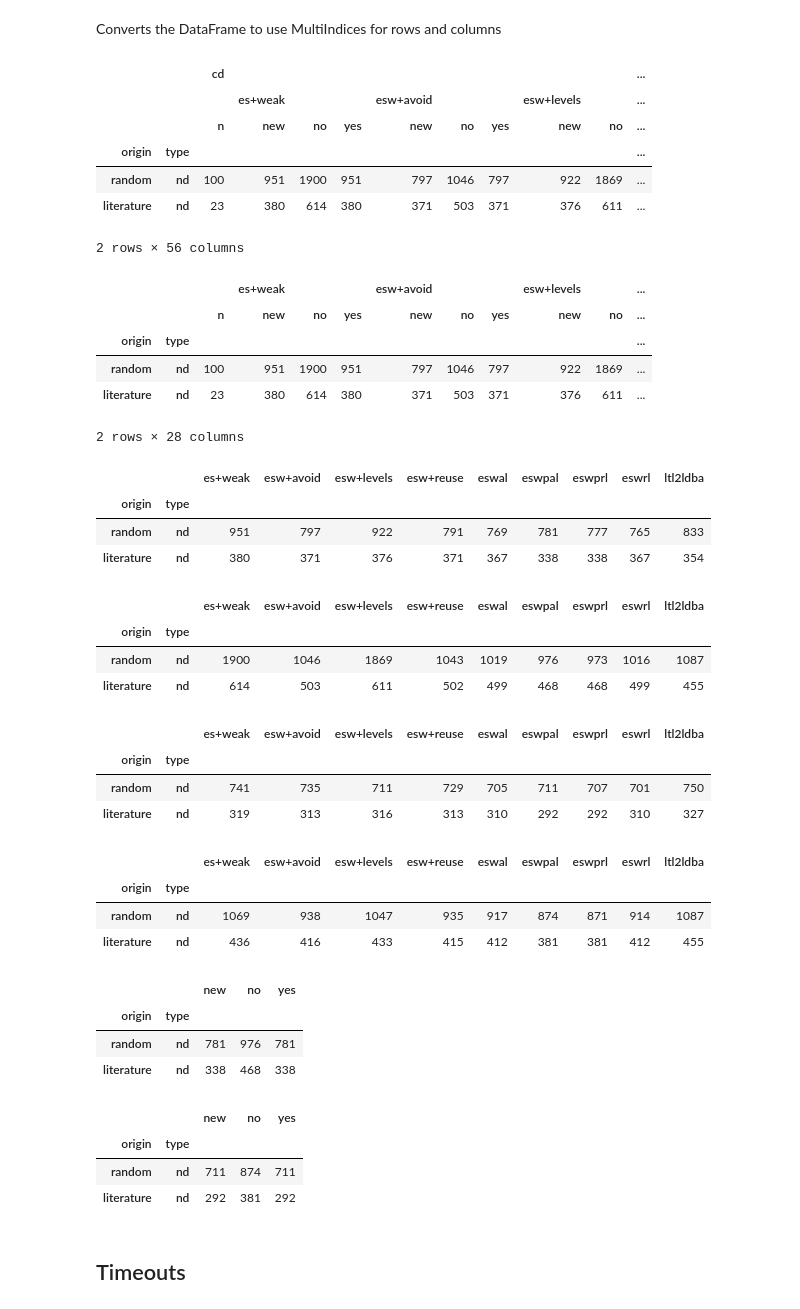
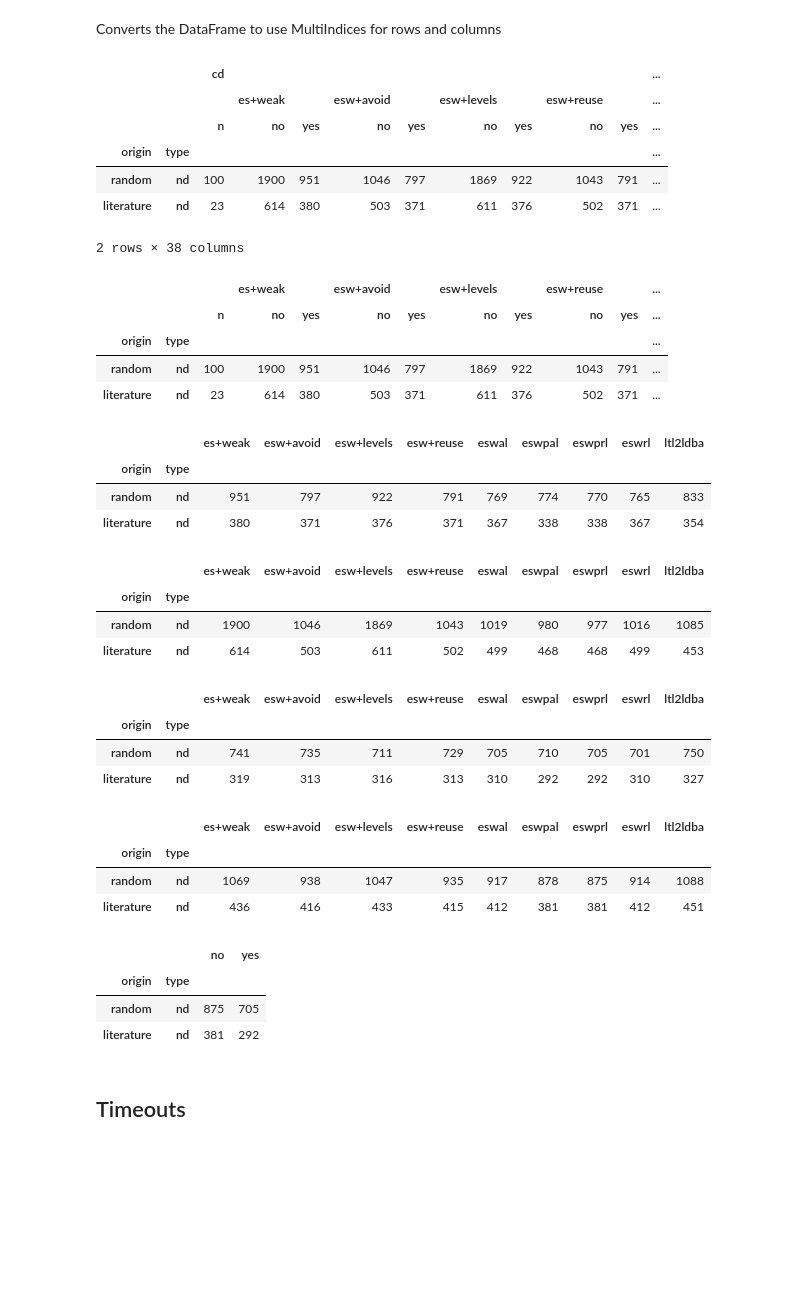
Before and after one commit to mklokocka/seminator, a Jupyter notebook: Run_comparison_nondet.ipynb, the cells around one changed output. Cells and saved outputs as stored; diff of their text form; code cells hidden in the pictures; blank space fills up the shorter version.

```diff
--- a/Run_comparison_nondet.ipynb
+++ b/Run_comparison_nondet.ipynb
@@ -78,7 +78,7 @@ d = {
 tools = {}
 
 for (name, cmd) in d.items():
-    for level in ['no','yes','new']:
+    for level in ['no','yes']:#,'new']:
         tools[f'cd.{name}.{level}'] = simpl(cd(cmd), level, simp_cd) + end
         tools[f'sd.{name}.{level}'] = simpl(sd(cmd), level, simp_sd) + end
 
@@ -160,63 +160,55 @@ tmp = make_hierarchical(data.join(counts)).sort_index(axis=1)
 tmp
 # %% [output]
 |  |  | cd |  |  |  |  |  |  |  |  | ... |
-|  |  |  | es+weak |  |  | esw+avoid |  |  | esw+levels |  | ... |
-|  |  | n | new | no | yes | new | no | yes | new | no | ... |
+|  |  |  | es+weak |  | esw+avoid |  | esw+levels |  | esw+reuse |  | ... |
+|  |  | n | no | yes | no | yes | no | yes | no | yes | ... |
 | origin | type |  |  |  |  |  |  |  |  |  | ... |
-| random | nd | 100 | 951 | 1900 | 951 | 797 | 1046 | 797 | 922 | 1869 | ... |
-| literature | nd | 23 | 380 | 614 | 380 | 371 | 503 | 371 | 376 | 611 | ... |
+| random | nd | 100 | 1900 | 951 | 1046 | 797 | 1869 | 922 | 1043 | 791 | ... |
+| literature | nd | 23 | 614 | 380 | 503 | 371 | 611 | 376 | 502 | 371 | ... |
-2 rows × 56 columns
+2 rows × 38 columns
 # %%
 tmp.cd
 # %% [output]
-|  |  |  | es+weak |  |  | esw+avoid |  |  | esw+levels |  | ... |
-|  |  | n | new | no | yes | new | no | yes | new | no | ... |
+|  |  |  | es+weak |  | esw+avoid |  | esw+levels |  | esw+reuse |  | ... |
+|  |  | n | no | yes | no | yes | no | yes | no | yes | ... |
 | origin | type |  |  |  |  |  |  |  |  |  | ... |
-| random | nd | 100 | 951 | 1900 | 951 | 797 | 1046 | 797 | 922 | 1869 | ... |
-| literature | nd | 23 | 380 | 614 | 380 | 371 | 503 | 371 | 376 | 611 | ... |
+| random | nd | 100 | 1900 | 951 | 1046 | 797 | 1869 | 922 | 1043 | 791 | ... |
+| literature | nd | 23 | 614 | 380 | 503 | 371 | 611 | 376 | 502 | 371 | ... |
-2 rows × 28 columns
 # %%
-tmp.cd.swaplevel(axis=1).new
+tmp.cd.swaplevel(axis=1).yes
 # %% [output]
 |  |  | es+weak | esw+avoid | esw+levels | esw+reuse | eswal | eswpal | eswprl | eswrl | ltl2ldba |
 | origin | type |  |  |  |  |  |  |  |  |  |
-| random | nd | 951 | 797 | 922 | 791 | 769 | 781 | 777 | 765 | 833 |
+| random | nd | 951 | 797 | 922 | 791 | 769 | 774 | 770 | 765 | 833 |
 | literature | nd | 380 | 371 | 376 | 371 | 367 | 338 | 338 | 367 | 354 |
 # %%
 tmp.cd.swaplevel(axis=1).no
 # %% [output]
 |  |  | es+weak | esw+avoid | esw+levels | esw+reuse | eswal | eswpal | eswprl | eswrl | ltl2ldba |
 | origin | type |  |  |  |  |  |  |  |  |  |
-| random | nd | 1900 | 1046 | 1869 | 1043 | 1019 | 976 | 973 | 1016 | 1087 |
-| literature | nd | 614 | 503 | 611 | 502 | 499 | 468 | 468 | 499 | 455 |
+| random | nd | 1900 | 1046 | 1869 | 1043 | 1019 | 980 | 977 | 1016 | 1085 |
+| literature | nd | 614 | 503 | 611 | 502 | 499 | 468 | 468 | 499 | 453 |
 # %%
-tmp.sd.swaplevel(axis=1).new
+tmp.sd.swaplevel(axis=1).yes
 # %% [output]
 |  |  | es+weak | esw+avoid | esw+levels | esw+reuse | eswal | eswpal | eswprl | eswrl | ltl2ldba |
 | origin | type |  |  |  |  |  |  |  |  |  |
-| random | nd | 741 | 735 | 711 | 729 | 705 | 711 | 707 | 701 | 750 |
+| random | nd | 741 | 735 | 711 | 729 | 705 | 710 | 705 | 701 | 750 |
 | literature | nd | 319 | 313 | 316 | 313 | 310 | 292 | 292 | 310 | 327 |
 # %%
 tmp.sd.swaplevel(axis=1).no
 # %% [output]
 |  |  | es+weak | esw+avoid | esw+levels | esw+reuse | eswal | eswpal | eswprl | eswrl | ltl2ldba |
 | origin | type |  |  |  |  |  |  |  |  |  |
-| random | nd | 1069 | 938 | 1047 | 935 | 917 | 874 | 871 | 914 | 1087 |
-| literature | nd | 436 | 416 | 433 | 415 | 412 | 381 | 381 | 412 | 455 |
+| random | nd | 1069 | 938 | 1047 | 935 | 917 | 878 | 875 | 914 | 1088 |
+| literature | nd | 436 | 416 | 433 | 415 | 412 | 381 | 381 | 412 | 451 |
-# %%
-tmp.cd.eswpal
-# %% [output]
-|  |  | new | no | yes |
-| origin | type |  |  |  |
-| random | nd | 781 | 976 | 781 |
-| literature | nd | 338 | 468 | 338 |
 # %%
-tmp.sd.eswpal
+tmp.sd.eswprl
 # %% [output]
-|  |  | new | no | yes |
-| origin | type |  |  |  |
-| random | nd | 711 | 874 | 711 |
-| literature | nd | 292 | 381 | 292 |
+|  |  | no | yes |
+| origin | type |  |  |
+| random | nd | 875 | 705 |
+| literature | nd | 381 | 292 |
 # %% [markdown]
 ## Timeouts
 # %%
```
Also changed, not shown: parts of 15 cells of this notebook, 4 other files.
